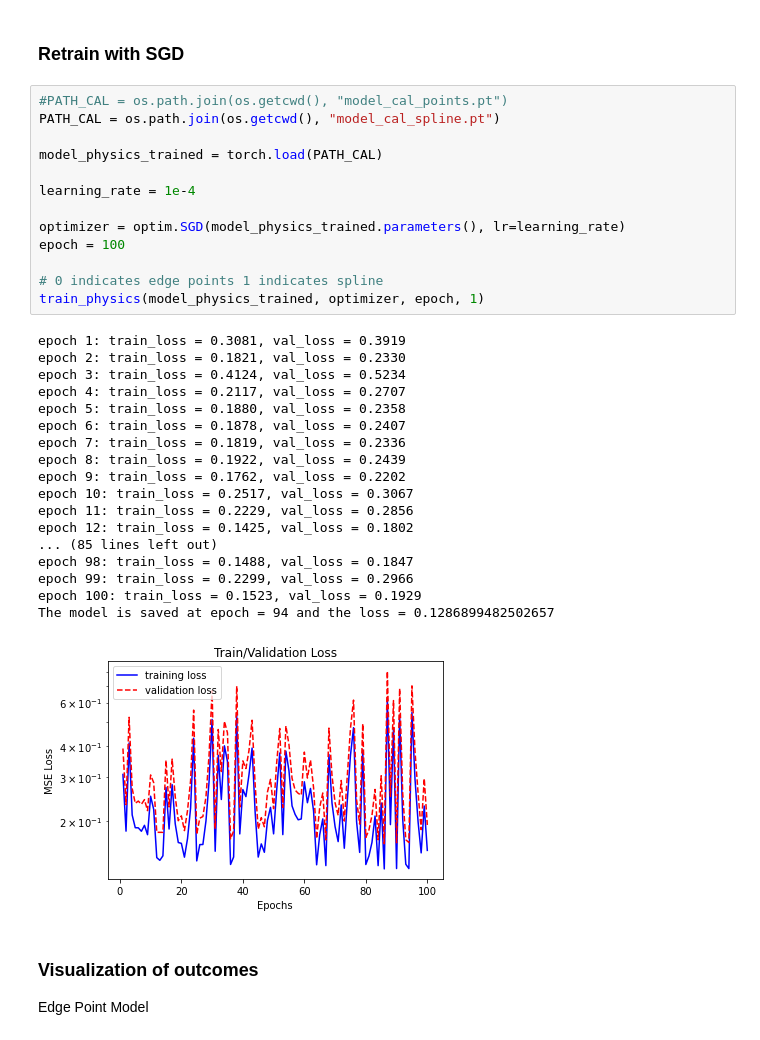
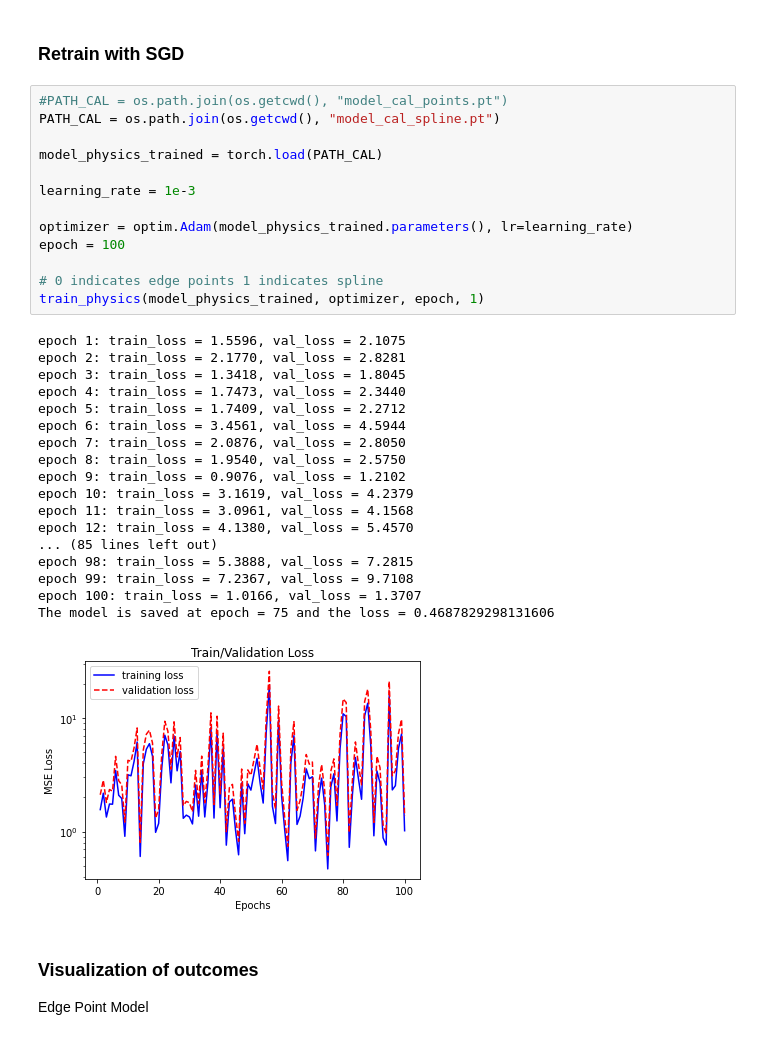
Before and after one commit to ShaoKAi100812/Pendant_Drop_Tensiometry_Prediction, a Jupyter notebook: main_combine.ipynb, the cells around one changed output. Saved outputs shown, nothing was run; the diff lists cells and outputs as text.

```diff
--- a/main_combine.ipynb
+++ b/main_combine.ipynb
@@ -573,35 +574,35 @@ Instead of taking the polynomial coefficients as input, transfer coefficients in
 # %%
 #PATH_CAL = os.path.join(os.getcwd(), "model_cal_points.pt")
 PATH_CAL = os.path.join(os.getcwd(), "model_cal_spline.pt")
 
 model_physics_trained = torch.load(PATH_CAL)
 
-learning_rate = 1e-4
+learning_rate = 1e-3
 
-optimizer = optim.SGD(model_physics_trained.parameters(), lr=learning_rate)
+optimizer = optim.Adam(model_physics_trained.parameters(), lr=learning_rate)
 epoch = 100
 
 # 0 indicates edge points 1 indicates spline
 train_physics(model_physics_trained, optimizer, epoch, 1)
 # %% [output]
-epoch 1: train_loss = 0.3081, val_loss = 0.3919
-epoch 2: train_loss = 0.1821, val_loss = 0.2330
-epoch 3: train_loss = 0.4124, val_loss = 0.5234
-epoch 4: train_loss = 0.2117, val_loss = 0.2707
-epoch 5: train_loss = 0.1880, val_loss = 0.2358
-epoch 6: train_loss = 0.1878, val_loss = 0.2407
-epoch 7: train_loss = 0.1819, val_loss = 0.2336
-epoch 8: train_loss = 0.1922, val_loss = 0.2439
-epoch 9: train_loss = 0.1762, val_loss = 0.2202
-epoch 10: train_loss = 0.2517, val_loss = 0.3067
-epoch 11: train_loss = 0.2229, val_loss = 0.2856
-epoch 12: train_loss = 0.1425, val_loss = 0.1802
+epoch 1: train_loss = 1.5596, val_loss = 2.1075
+epoch 2: train_loss = 2.1770, val_loss = 2.8281
+epoch 3: train_loss = 1.3418, val_loss = 1.8045
+epoch 4: train_loss = 1.7473, val_loss = 2.3440
+epoch 5: train_loss = 1.7409, val_loss = 2.2712
+epoch 6: train_loss = 3.4561, val_loss = 4.5944
+epoch 7: train_loss = 2.0876, val_loss = 2.8050
+epoch 8: train_loss = 1.9540, val_loss = 2.5750
+epoch 9: train_loss = 0.9076, val_loss = 1.2102
+epoch 10: train_loss = 3.1619, val_loss = 4.2379
+epoch 11: train_loss = 3.0961, val_loss = 4.1568
+epoch 12: train_loss = 4.1380, val_loss = 5.4570
 ... (85 lines left out)
-epoch 98: train_loss = 0.1488, val_loss = 0.1847
-epoch 99: train_loss = 0.2299, val_loss = 0.2966
-epoch 100: train_loss = 0.1523, val_loss = 0.1929
-The model is saved at epoch = 94 and the loss = 0.1286899482502657
+epoch 98: train_loss = 5.3888, val_loss = 7.2815
+epoch 99: train_loss = 7.2367, val_loss = 9.7108
+epoch 100: train_loss = 1.0166, val_loss = 1.3707
+The model is saved at epoch = 75 and the loss = 0.4687829298131606
-[figure, old version]
+[figure, new version]
 # %% [markdown]
 ### Visualization of outcomes
 Edge Point Model
```
Also changed, not shown: parts of 10 cells of this notebook.
